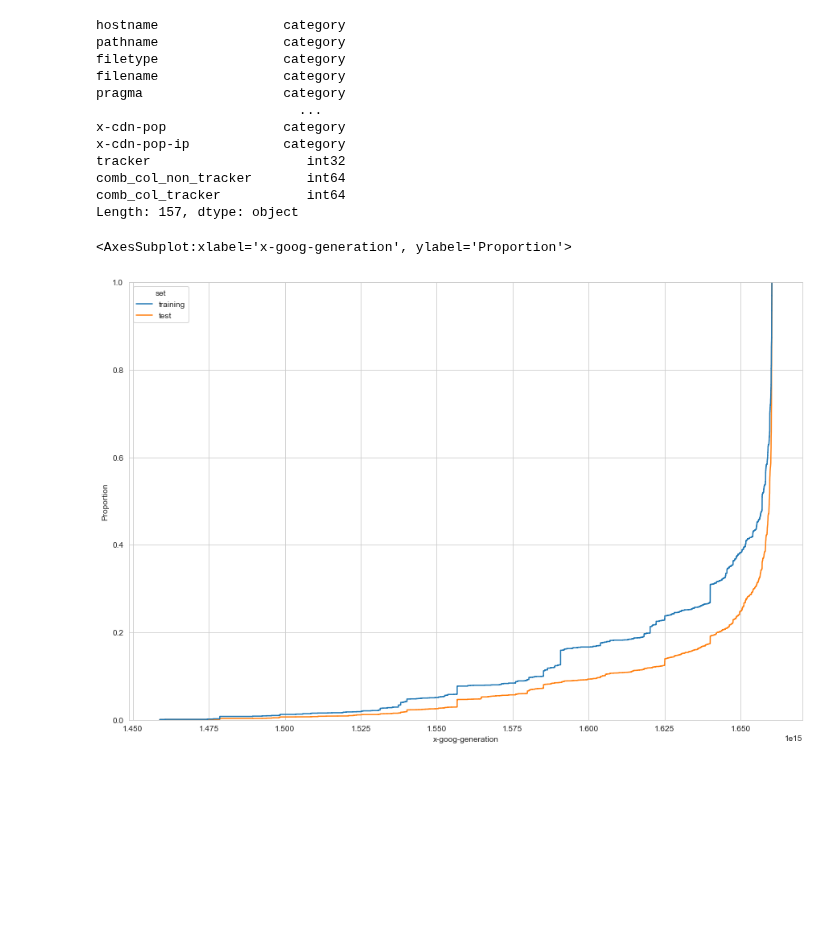
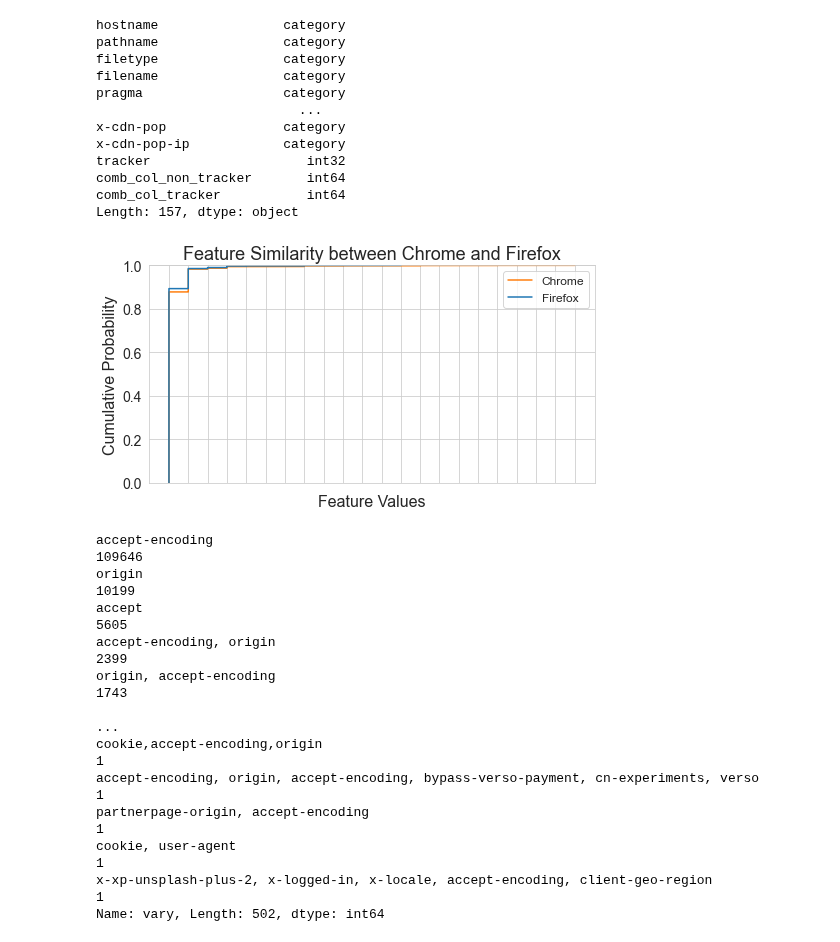
Before and after one commit to wolfrieder/http-response-classifier, a Jupyter notebook: notebooks/dataset_similarity.ipynb, the cells around one changed output. Drawn from its saved outputs; the diff is of its cells as text; code cells hidden in the pictures; blank space fills up the shorter version.

Commit message:
some changes for thesis figures

```diff
--- a/notebooks/dataset_similarity.ipynb
+++ b/notebooks/dataset_similarity.ipynb
@@ -49,13 +49,37 @@ comb_col_non_tracker       int64
 comb_col_tracker           int64
 Length: 157, dtype: object
 # %%
-feature = 'x-goog-generation'
+feature = 'x-xss-protection'
 df = pd.DataFrame({
-    feature: np.concatenate((train_data_chrome.loc[:, feature], test_data_brave.loc[:, feature])),
-    'set': ['training'] * train_data_chrome.shape[0] + ['test'] * test_data_brave.shape[0]
+    feature: np.concatenate((train_data_chrome.loc[:, feature], test_data_firefox.loc[:, feature])),
+    'set': ['training'] * train_data_chrome.shape[0] + ['test'] * test_data_firefox.shape[0]
 })
-plt.figure(figsize=(15, 10))
-sns.ecdfplot(data=df, x=feature, hue='set', log_scale=False)
+
+plt.figure(figsize=(8, 4))
+g = sns.ecdfplot(data=df, x=feature, hue='set', log_scale=False, legend=False)
+
+plt.title('Feature Similarity between Chrome and Firefox', fontsize=18)
+plt.xlabel('Feature Values', fontsize=16)
+plt.ylabel('Cumulative Probability', fontsize=16)
+plt.xticks(fontsize=14)
+plt.yticks(fontsize=14)
+g.set_xticklabels([''], fontsize=14)
+plt.legend(labels=['Chrome', 'Firefox'], fontsize=12)
+plt.show()
 # %% [output]
-<AxesSubplot:xlabel='x-goog-generation', ylabel='Proportion'>
-[figure, old version]
+[figure, new version]
+# %%
+train_data_chrome.vary.value_counts()
+# %% [output]
+accept-encoding                                                                          109646
+origin                                                                                    10199
+accept                                                                                     5605
+accept-encoding, origin                                                                    2399
+origin, accept-encoding                                                                    1743
+                                                                                          ...
+cookie,accept-encoding,origin                                                                 1
+accept-encoding, origin, accept-encoding, bypass-verso-payment, cn-experiments, verso         1
+partnerpage-origin, accept-encoding                                                           1
+cookie, user-agent                                                                            1
+x-xp-unsplash-plus-2, x-logged-in, x-locale, accept-encoding, client-geo-region               1
+Name: vary, Length: 502, dtype: int64
```
Also changed, not shown: 10 other files.
